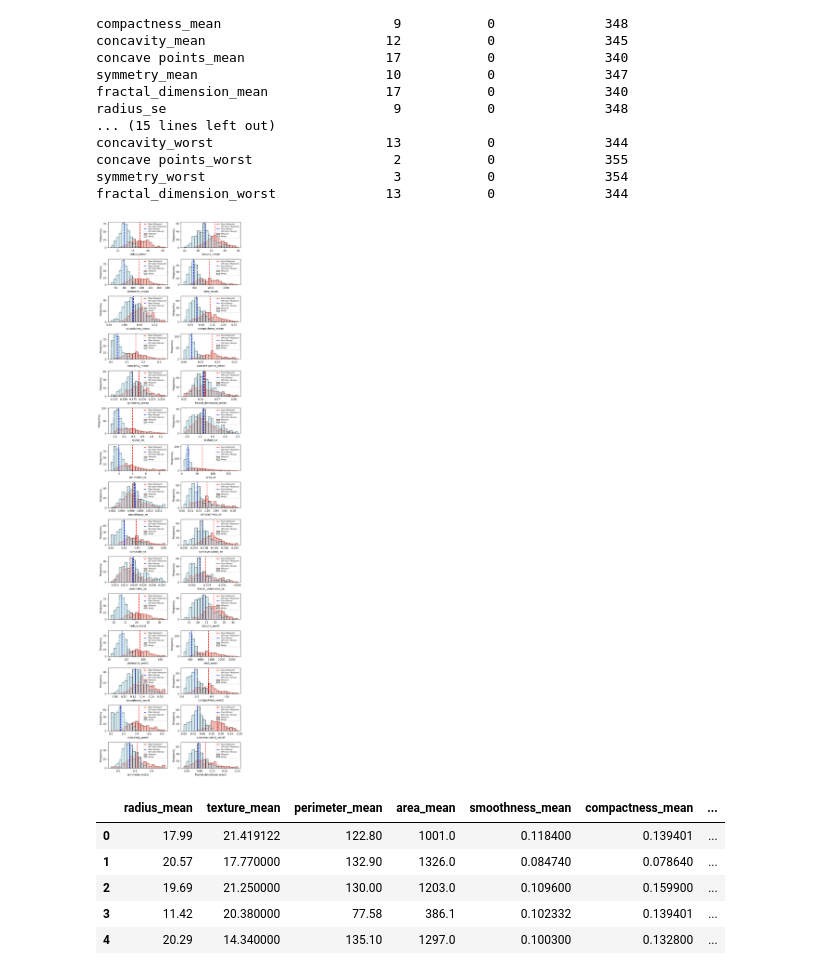
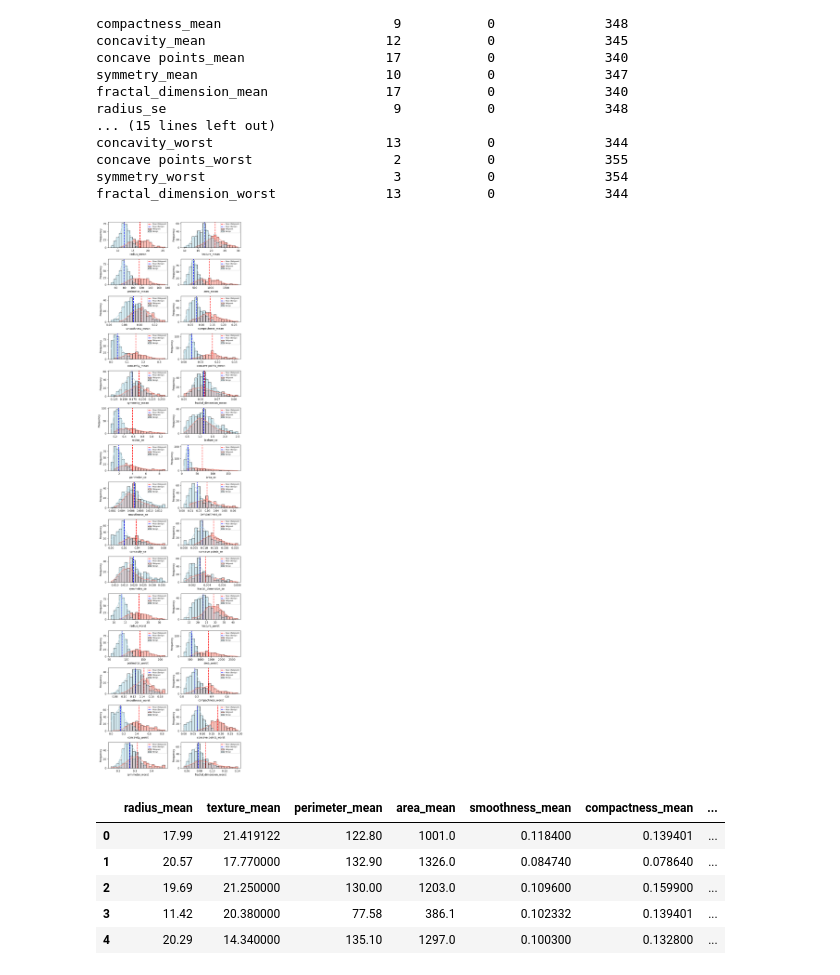
Before and after one commit to calvinyoon/DataScience, a Jupyter notebook: ML Binary Classification Tumor Type.ipynb, the cells around one changed output. Cells and saved outputs as stored; diff of their text form; code cells hidden in the pictures.

```diff
--- a/ML Binary Classification Tumor Type.ipynb
+++ b/ML Binary Classification Tumor Type.ipynb
@@ -416,38 +416,34 @@ ax = ax.flatten()
 # Plot histograms with Gaussian curve for each column (excluding "diagnosis")
 for i, col in enumerate(df.drop(columns="diagnosis").columns):
     # Define data arrays
     malignant_data = df_mal_no_outlier[col]
     benign_data = df_ben_no_outlier[col]
 
     # Calculate common bin edges for the current column
     combined_data = np.concatenate([malignant_data, benign_data])
     bin_edges = np.histogram_bin_edges(combined_data, bins=20)
 
     # Plot histograms
     sns.histplot(malignant_data, color="salmon", label='Malignant', kde=True, ax=ax[i], bins=bin_edges)
     sns.histplot(benign_data, color="lightblue", label='Benign', kde=True, ax=ax[i], bins=bin_edges)
     ax[i].set(xlabel=col, ylabel="Frequency")
 
     # Calculate mean and IQR outliers
     mean_malignant = malignant_data.mean()
     mean_benign = benign_data.mean()
 
     # Draw vertical lines for mean and IQR outliers
     ax[i].axvline(mean_malignant, color='red', linestyle='dashed', linewidth=2, label='Mean (Malignant)')
-    ax[i].axvline(hi_thres_malignant, color='orange', linestyle='dotted', linewidth=1, label='IQR Outlier (Malignant)')
-    ax[i].axvline(lo_thres_malignant, color='orange', linestyle='dotted', linewidth=1)
 
     ax[i].axvline(mean_benign, color='blue', linestyle='dashed', linewidth=2, label='Mean (Benign)')
-    ax[i].axvline(hi_thres_benign, color='green', linestyle='dotted', linewidth=1, label='IQR Outlier (Benign)')
-    ax[i].axvline(lo_thres_benign, color='green', linestyle='dotted', linewidth=1)
 
     # Legend
     ax[i].legend(fontsize=6)
 
 plt.tight_layout()
 plt.show()
 # %% [output]
-[figure, old version]
+[figure, new version]
 # %%
 malignant_data = pd.DataFrame(df_mal_no_outlier)
 benign_data = pd.DataFrame(df_ben_no_outlier)
```
Also changed, not shown: parts of 1 cell of this notebook.
